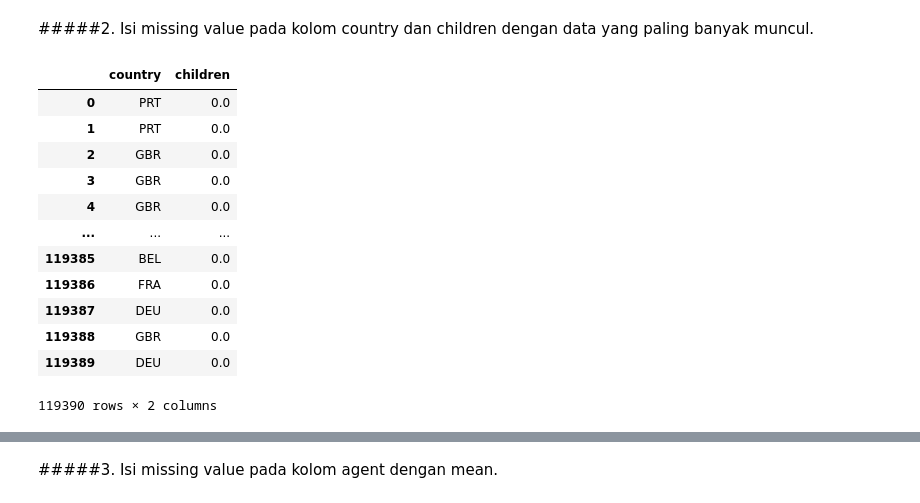
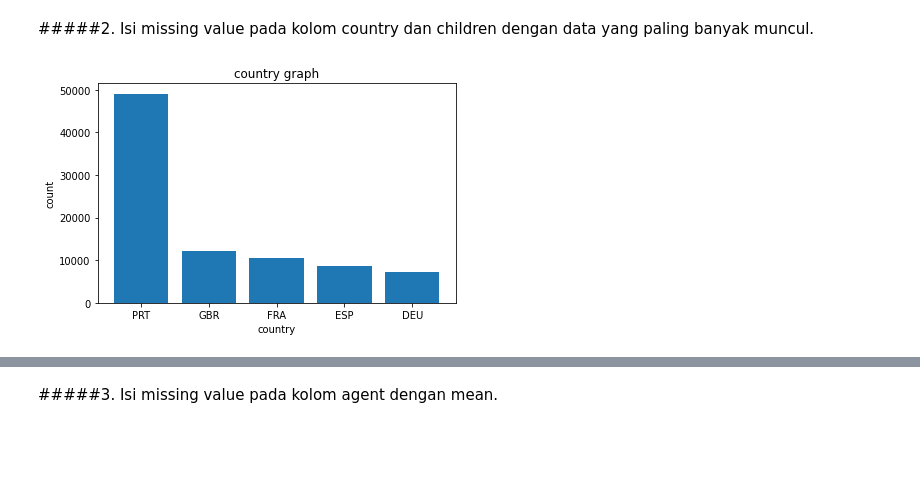
Before and after one commit to rangersx/aris_intermediate_python, a Jupyter notebook: Tugas Akhir.ipynb, the cells around one changed output, grey strips where cells are left out. Cells and saved outputs as stored; diff of their text form; code cells hidden in the pictures; blank space fills up the shorter version.

```diff
--- a/Tugas Akhir.ipynb
+++ b/Tugas Akhir.ipynb
@@ -306,3 +339,5 @@ data
+# %%
+data.drop('children', inplace=True, axis=1)
 # %%
 data.dropna(axis=0, how='any')
 data
@@ -343,19 +358,22 @@ memory usage: 30.1+ MB
 # %% [markdown]
 #####2. Isi missing value pada kolom country dan children dengan data yang paling banyak muncul.
+# %%
+data['country'] = data['country'].fillna(data['country'].mode()[0])
 # %%
 columns = ["country","children"]
-data[columns].fillna(data.mode().iloc[0])
+tempContryChil = data[columns].fillna(data.mode().iloc[0])
-# %% [output]
-|  | country | children |
-| 0 | PRT | 0.0 |
-| 1 | PRT | 0.0 |
-| 2 | GBR | 0.0 |
-| 3 | GBR | 0.0 |
-| 4 | GBR | 0.0 |
-| ... | ... | ... |
-| 119385 | BEL | 0.0 |
-| 119386 | FRA | 0.0 |
-| 119387 | DEU | 0.0 |
-| 119388 | GBR | 0.0 |
-| 119389 | DEU | 0.0 |
-119390 rows × 2 columns
+# %%
+counts = tempContryChil['country'].value_counts().head()
+country = tempContryChil['country'].value_counts().head().index.tolist()
+
+tempframe = pd.DataFrame({'Country':country, 'Counts':counts})
+tempframe.sort_values('Counts', ascending=False)
+
+plt.bar('Country', 'Counts', data=tempframe)
+plt.title('country graph')
+plt.xlabel('country')
+plt.ylabel('count')
+plt.tight_layout()
+plt.show()
+# %% [output]
+[figure, added]
```
Also changed, not shown: parts of 57 cells of this notebook.
